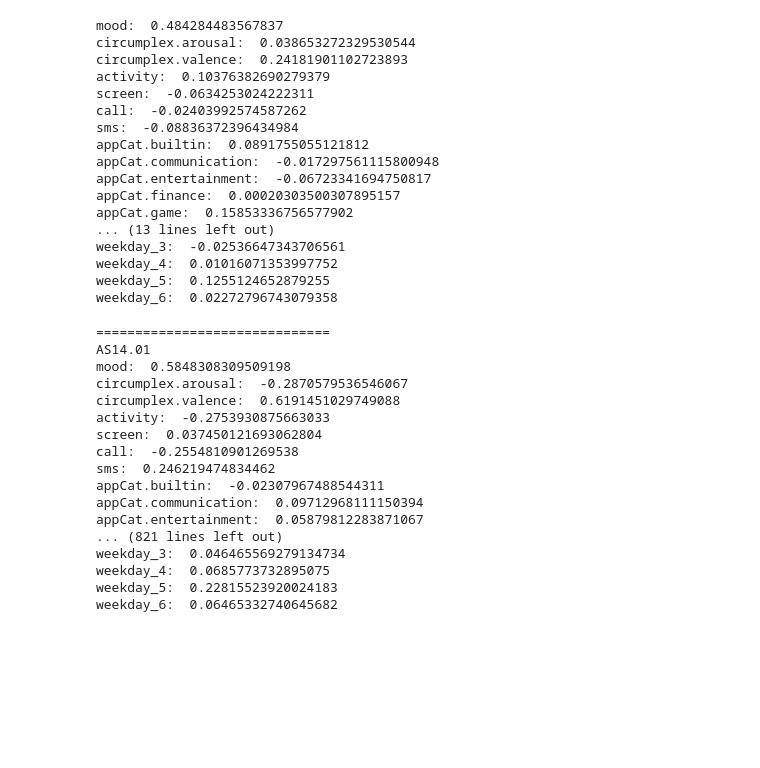
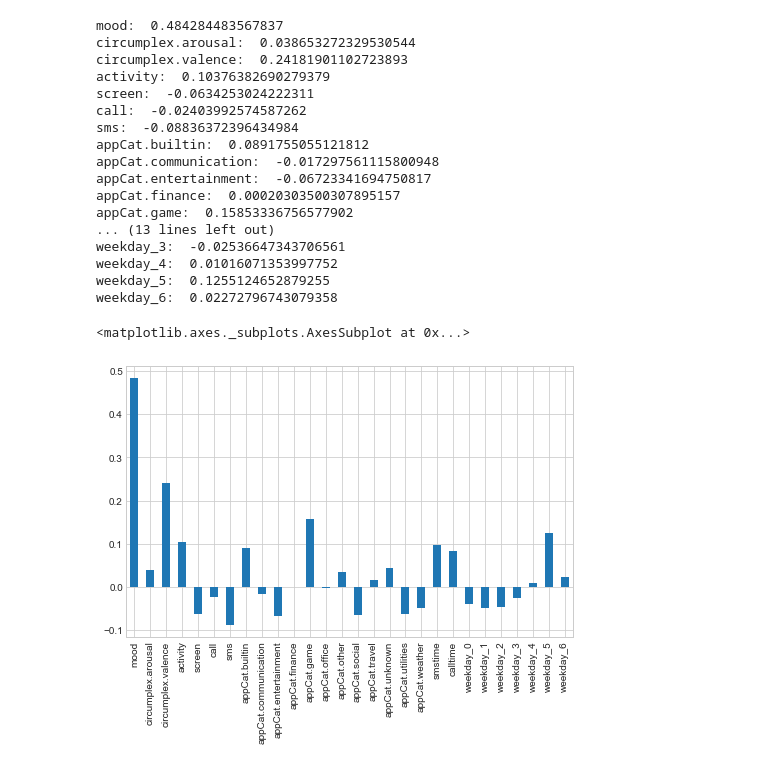
Before and after one commit to jig-san/dmt2019, a Jupyter notebook: datasetStats.ipynb, the cells around one changed output. Drawn from its saved outputs; the diff is of its cells as text; code cells hidden in the pictures; blank space fills up the shorter version.

```diff
--- a/datasetStats.ipynb
+++ b/datasetStats.ipynb
@@ -40,29 +41,4 @@ weekday_3:  -0.02536647343706561
 weekday_4:  0.01016071353997752
 weekday_5:  0.1255124652879255
 weekday_6:  0.02272796743079358
-# %%
-# same per user
-for id in users:
-    print('==============================')
-    print(id)
-    for attr in attrs:
-        print(attr + ': ', df.loc[df.id == id, 'target'].corr(df.loc[df.id == id, attr]))
-# %% [output]
-==============================
-AS14.01
-mood:  0.5848308309509198
-circumplex.arousal:  -0.2870579536546067
-circumplex.valence:  0.6191451029749088
-activity:  -0.2753930875663033
-screen:  0.037450121693062804
-call:  -0.2554810901269538
-sms:  0.246219474834462
-appCat.builtin:  -0.02307967488544311
-appCat.communication:  0.09712968111150394
-appCat.entertainment:  0.05879812283871067
-... (821 lines left out)
-weekday_3:  0.046465569279134734
-weekday_4:  0.0685773732895075
-weekday_5:  0.22815523920024183
-weekday_6:  0.06465332740645682
 # %%
@@ -69,0 +46,5 @@ df.to_csv("aggregated_3upd_filled.csv")
+# %%
+df.corr()['target'].drop('target').plot.bar(figsize=(8,5))
+# %% [output]
+<matplotlib.axes._subplots.AxesSubplot at 0x...>
+[figure, added]
```
Also changed, not shown: parts of 3 cells of this notebook.
